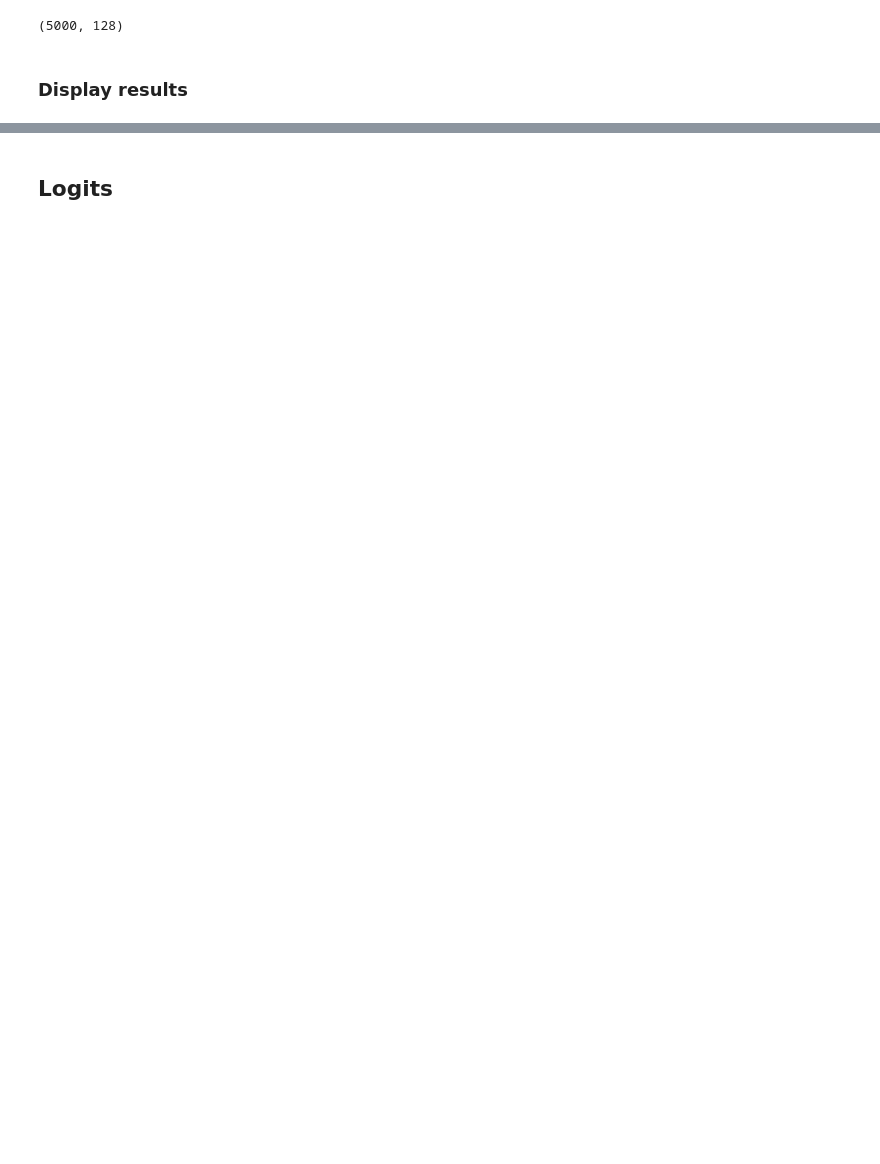
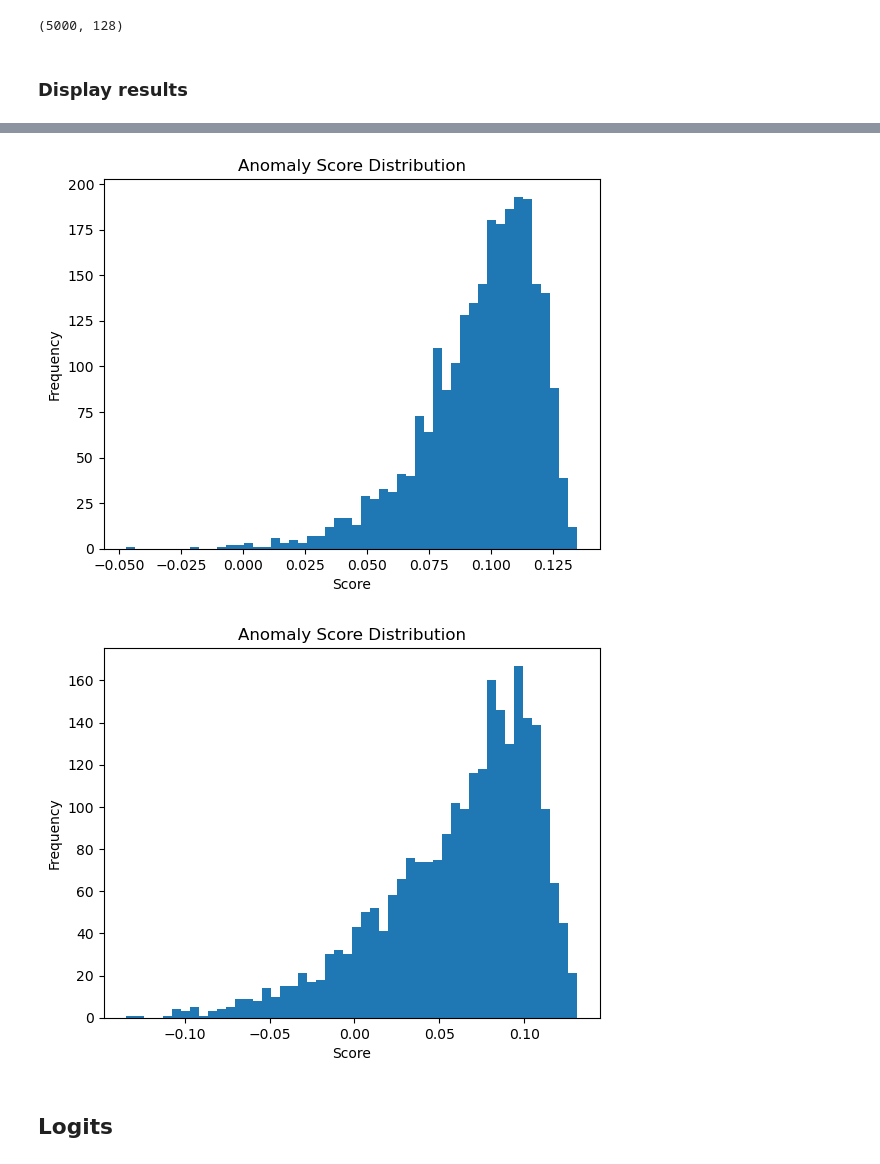
Before and after one commit to enikop/CNN-Projects, a Jupyter notebook: openset/CNN_isolation_forest_6_class_v2.ipynb, the cells around one changed output, grey strips where cells are left out. Drawn from its saved outputs; the diff is of its cells as text; code cells hidden in the pictures; blank space fills up the shorter version.

```diff
--- a/openset/CNN_isolation_forest_6_class_v2.ipynb
+++ b/openset/CNN_isolation_forest_6_class_v2.ipynb
@@ -607,3 +612,9 @@ show_anomaly_score_plot(anomaly_scores)
+# %%
+show_anomaly_score_plot(anomaly_scores[is_known == -1])
+show_anomaly_score_plot(anomaly_scores[is_known == 1])
+# %% [output]
+[figure, added]
+[figure, added]
 # %% [markdown]
 ## Logits
 # %%
```
Also changed, not shown: parts of 21 cells of this notebook.
